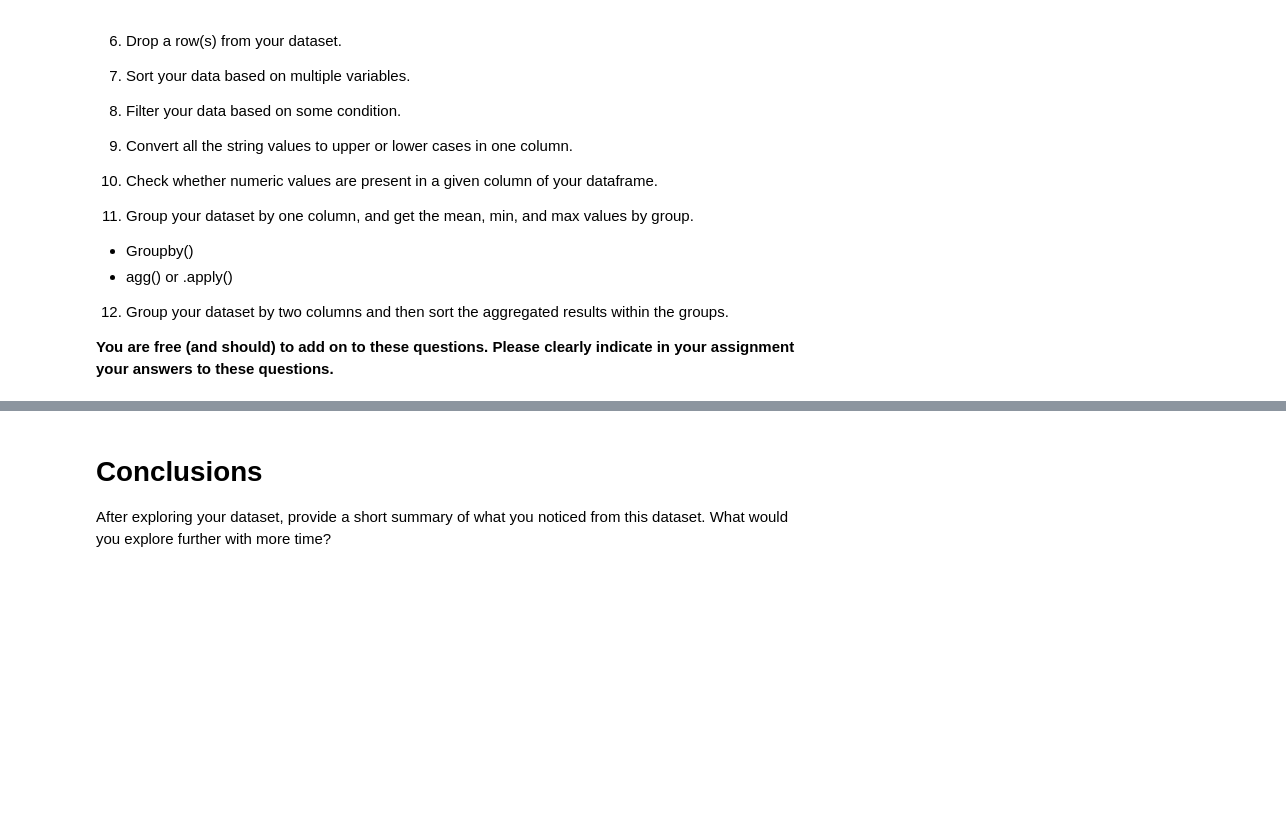
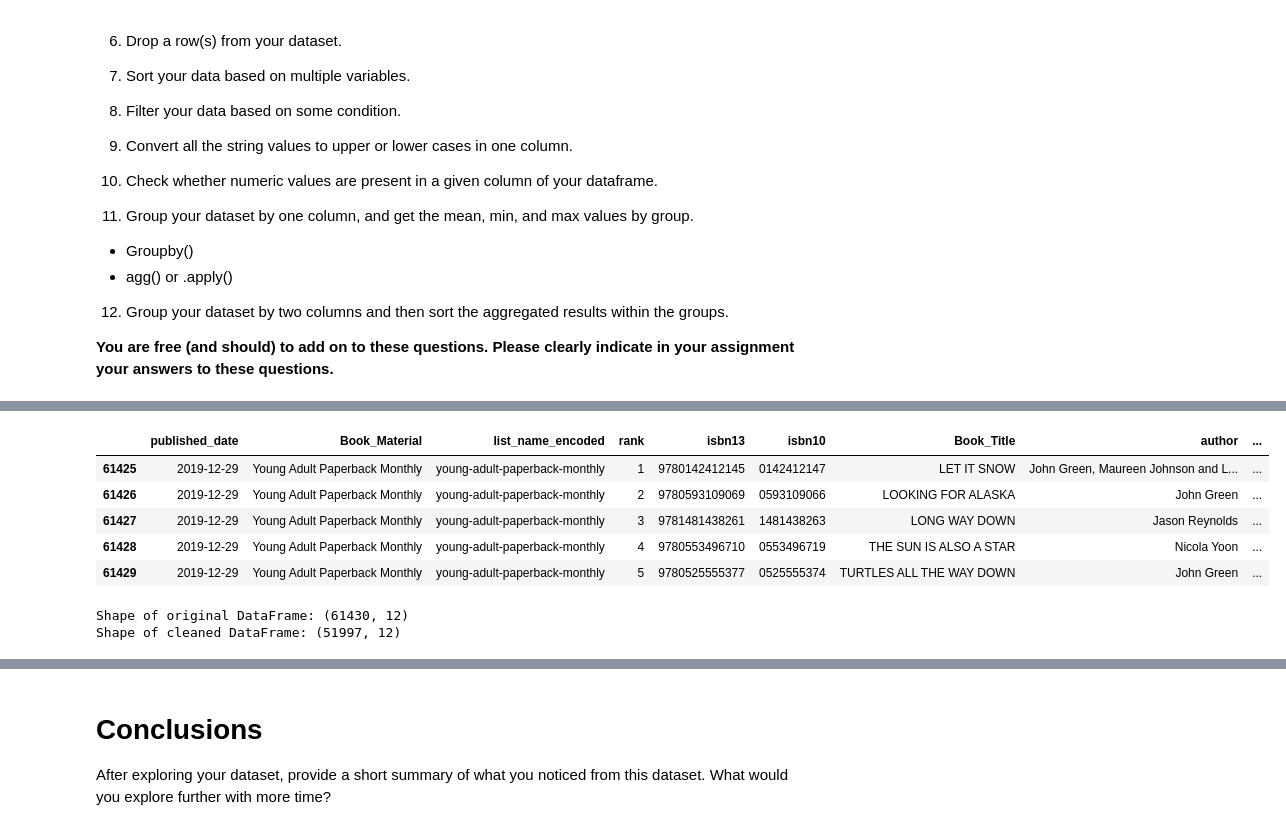
Before and after one commit to pujaroy280/DATA602Assignment7, a Jupyter notebook: Puja_Roy_07_assignment.ipynb, the cells around one changed output, grey strips where cells are left out. Saved outputs shown, nothing was run; the diff lists cells and outputs as text; code cells hidden in the pictures; blank space fills up the shorter version.

```diff
--- a/Puja_Roy_07_assignment.ipynb
+++ b/Puja_Roy_07_assignment.ipynb
@@ -169,0 +179,11 @@ Create a subset of your original data and perform the following.
+# %%
+# 1. Modify multiple column names
+df.rename(columns={'list_name': 'Book_Material','title': 'Book_Title', 'description': 'Summary'}, inplace=True)
+df.tail()
+# %% [output]
+|  | published_date | Book_Material | list_name_encoded | rank | isbn13 | isbn10 | Book_Title | author | ... |
+| 61425 | 2019-12-29 | Young Adult Paperback Monthly | young-adult-paperback-monthly | 1 | 9780142412145 | 0142412147 | LET IT SNOW | John Green, Maureen Johnson and L... | ... |
+| 61426 | 2019-12-29 | Young Adult Paperback Monthly | young-adult-paperback-monthly | 2 | 9780593109069 | 0593109066 | LOOKING FOR ALASKA | John Green | ... |
+| 61427 | 2019-12-29 | Young Adult Paperback Monthly | young-adult-paperback-monthly | 3 | 9781481438261 | 1481438263 | LONG WAY DOWN | Jason Reynolds | ... |
+| 61428 | 2019-12-29 | Young Adult Paperback Monthly | young-adult-paperback-monthly | 4 | 9780553496710 | 0553496719 | THE SUN IS ALSO A STAR | Nicola Yoon | ... |
+| 61429 | 2019-12-29 | Young Adult Paperback Monthly | young-adult-paperback-monthly | 5 | 9780525555377 | 0525555374 | TURTLES ALL THE WAY DOWN | John Green | ... |
@@ -169,0 +193,13 @@ Create a subset of your original data and perform the following.
+# %%
+# Remove rows with missing values
+df_cleaned = df.dropna()
+
+# Alternatively, you can remove columns with missing values by specifying axis=1
+# df_cleaned = df.dropna(axis=1)
+
+# Display the shape of the cleaned DataFrame to see the effect of removing missing values
+print("Shape of original DataFrame:", df.shape)
+print("Shape of cleaned DataFrame:", df_cleaned.shape)
+# %% [output]
+Shape of original DataFrame: (61430, 12)
+Shape of cleaned DataFrame: (51997, 12)
```
Also changed, not shown: parts of 14 cells of this notebook.
